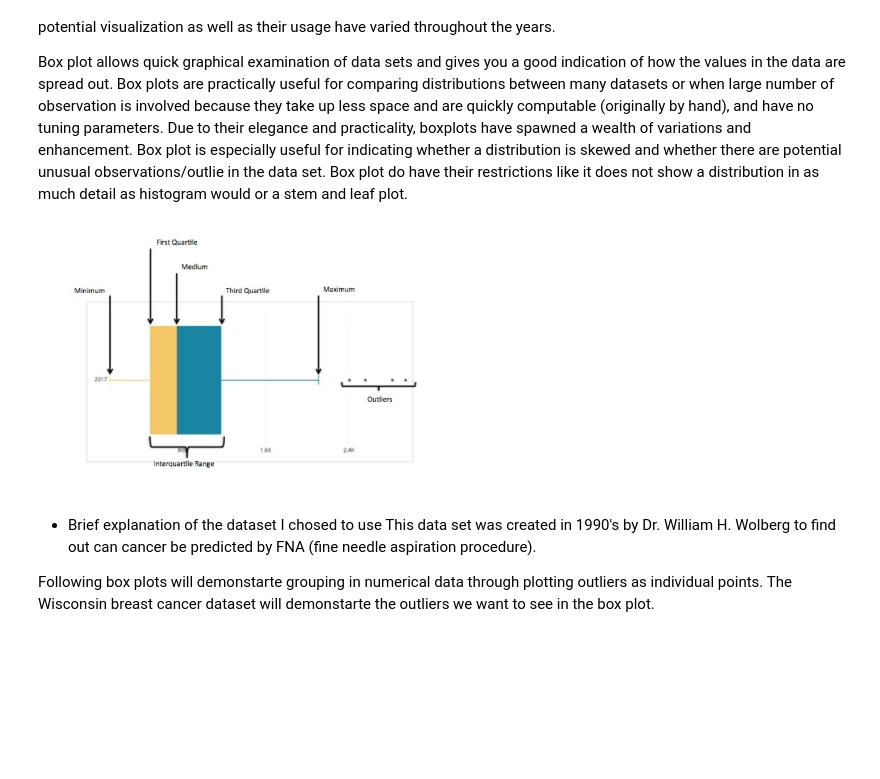
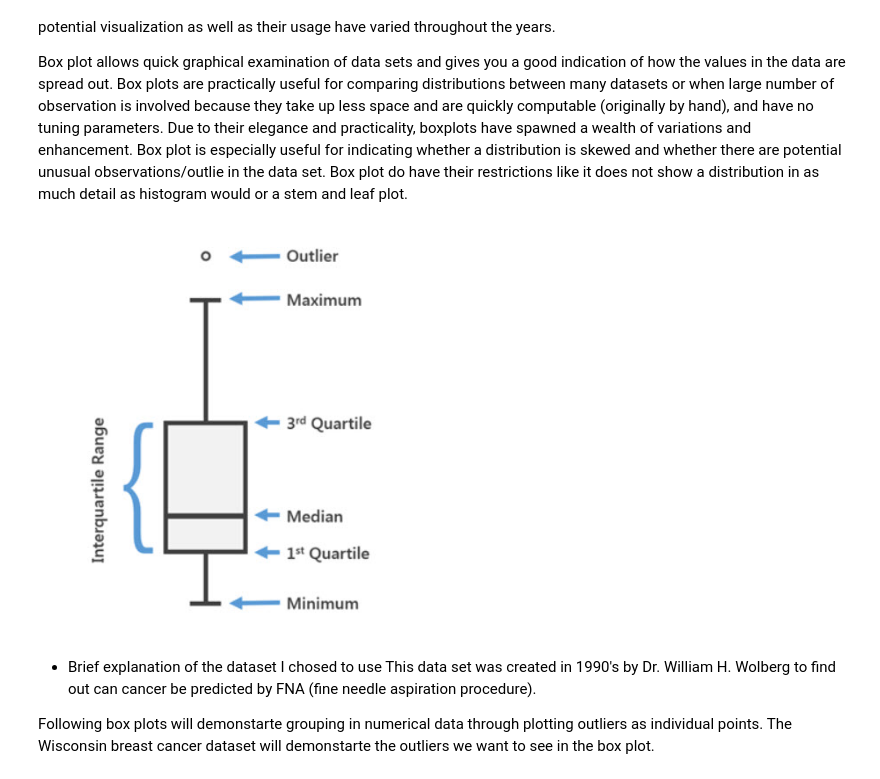
Before and after one commit to MartynaMisk/Boxplot, a Jupyter notebook: BoxplotsJupyter.ipynb, the cells around one changed output. Cells and saved outputs as stored; diff of their text form; code cells hidden in the pictures; blank space fills up the shorter version.

Commit message:
image

```diff
--- a/BoxplotsJupyter.ipynb
+++ b/BoxplotsJupyter.ipynb
@@ -23,10 +23,10 @@ Box plot is especially useful for indicating whether a distribution is skewed an
 #to import an image I need the Python package
 from IPython.display import Image
 # %%
-img_path = 'C:/Users/I333202/Desktop/box.jpg'
+img_path = 'C:/Users/I333202/Desktop/BOX2.jpg'
 Image(img_path, width=400, height=200)
 # %% [output]
-[figure, old version]
+[figure, new version]
 # %%
 #Libraries that will be used:
 #import libraries
```
Also changed, not shown: parts of 5 cells of this notebook.
